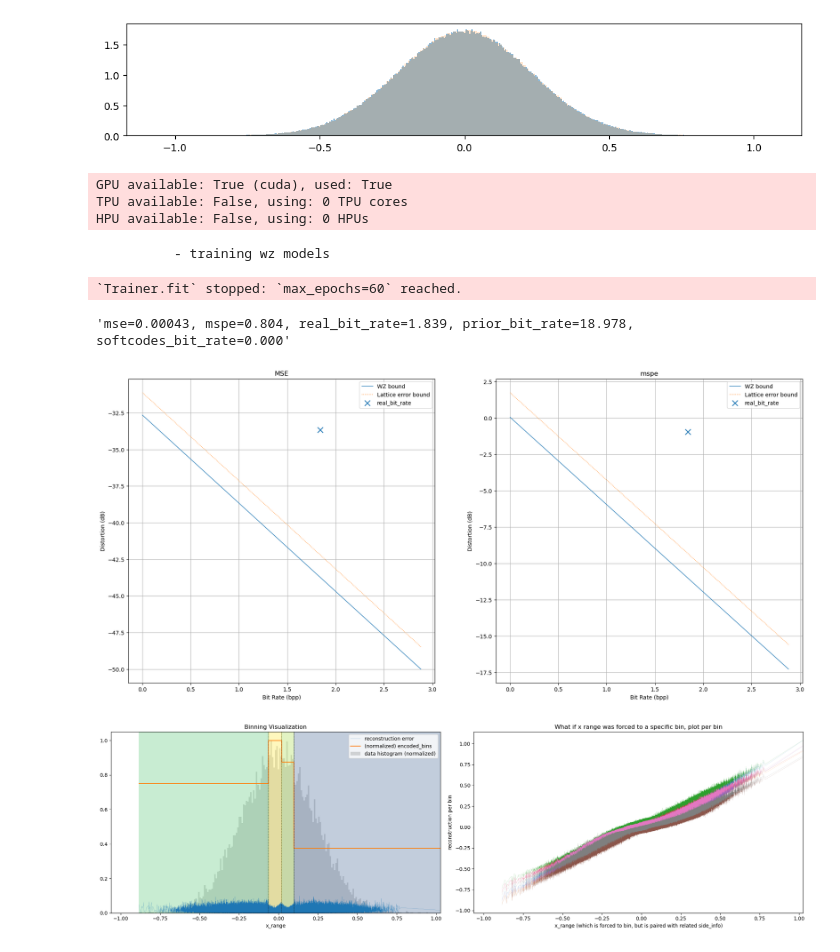
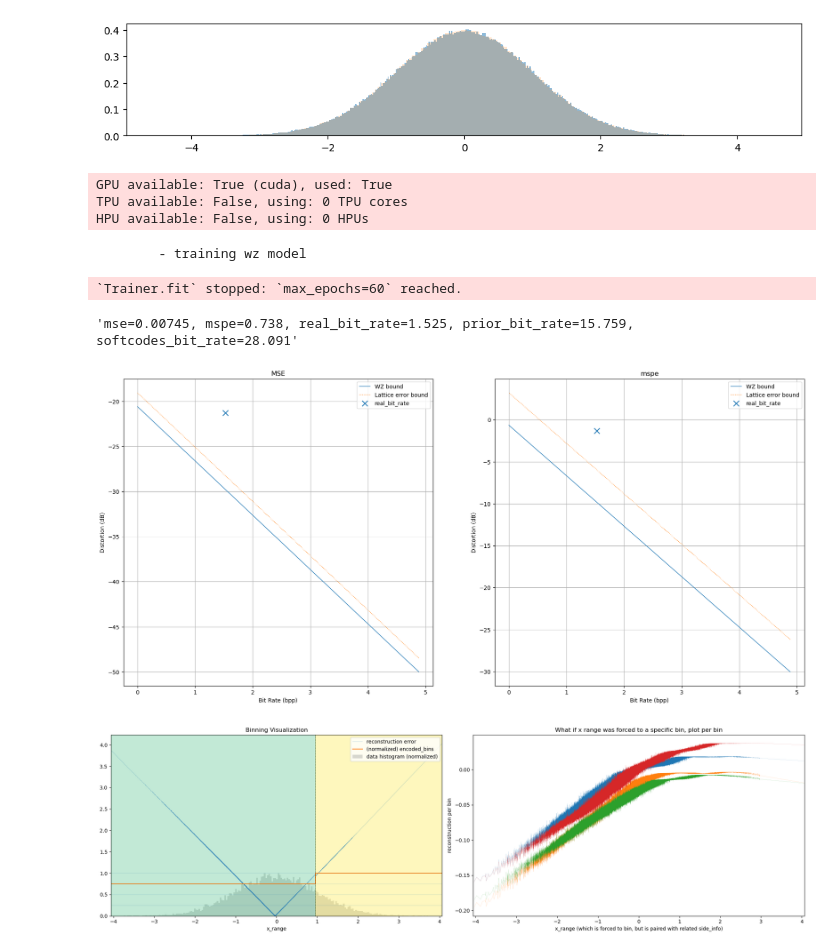
Before and after one commit to HosseinOutward/VUB-ACS-25_Thesis, a Jupyter notebook: experiments/make_basic_rnn_model/make_basic_rnn_model.ipynb, the cells around one changed output. Cells and saved outputs as stored; diff of their text form; code cells hidden in the pictures.

```diff
--- a/experiments/make_basic_rnn_model/make_basic_rnn_model.ipynb
+++ b/experiments/make_basic_rnn_model/make_basic_rnn_model.ipynb
@@ -35,7 +35,7 @@ y = temp + np.random.normal(0, np.sqrt(0.01), 1_000_000, ).astype(np.float32)
 side_info_data = [temp]
 # %%
 importlib.reload(utilities)
-y, side_info_data = utilities.prep_data(y, side_info_data, normalize=True)
+y, side_info_data = utilities.prep_data(y, side_info_data, normalize=False)
 side_info_variance, noise_variance = utilities.get_data_var(y, side_info_data)
 # %%
 plt.figure(figsize=(12, 2))
@@ -46,13 +46,14 @@ if len(side_info_data):
 # plt.xlim(-2,2)
 plt.show()
 # %% [output]
-[figure, old version]
+[figure, new version]
 # %%
 importlib.reload(components.broadcast_components.WZ_models.wz_quant_ANN)
 importlib.reload(components.broadcast_components.WZ_models.wz_quant_RNN)
 importlib.reload(components.other_utilities.brent_wz_models)
 from components.broadcast_components.WZ_models.wz_quant_ANN import WZQuantizer
 from components.broadcast_components.WZ_models.wz_quant_RNN import PL_EncoderDecoder_RNN
+from components.broadcast_components.WZ_models.wz_quant_RNN import PL_EncoderDecoder_ANN
 
 # seed set
 import random
@@ -60,8 +61,7 @@ random.seed(10)
 torch.manual_seed(10)
 np.random.seed(10)
 
-wz_model = PL_EncoderDecoder_RNN(inp_dim=1, side_info_size=1, num_planes=3, bins_per_plane=2,
-                                 tau=1.5, reconst_ld=600, lr=4e-3, ).to(torch.float32)
+wz_model = PL_EncoderDecoder_ANN(inp_dim=1, side_info_size=1, bin_count=4, tau=4, reconst_ld=1000, lr=2e-3, ).to(torch.float32)
 
 # wz_model.load_state_dict(torch.load(r'D:\User\App Files\Projects\VUB-ACS-25_Thesis\data\basicRNN_3plane_4bins_state.pt', map_location='cpu'))
 # wz_model.load_state_dict(torch.load('chkpnt.pt', map_location='cpu'))
@@ -78,13 +78,13 @@ wz_quantizer.train_model(y, side_info_data, epoch=60, batch_size=10_000)
 GPU available: True (cuda), used: True
 TPU available: False, using: 0 TPU cores
 HPU available: False, using: 0 HPUs
-          - training wz models
+        - training wz model
 `Trainer.fit` stopped: `max_epochs=60` reached.
 # %%
 mse, mspe, real_bit_rate, prior_bit_rate, softcodes_bit_rate = utilities.get_metrics(y, side_info_data, wz_quantizer)
 f'{mse=:0.5f}, {mspe=:0.3f}, {real_bit_rate=:0.3f}, {prior_bit_rate=:0.3f}, {softcodes_bit_rate=:0.3f}'
 # %% [output]
-'mse=0.00043, mspe=0.804, real_bit_rate=1.839, prior_bit_rate=18.978, softcodes_bit_rate=0.000'
+'mse=0.00745, mspe=0.738, real_bit_rate=1.525, prior_bit_rate=15.759, softcodes_bit_rate=28.091'
 # %%
 fig, axes = plt.subplots(1,2, figsize=(22, 10))
 for i, ax in enumerate(axes):
@@ -104,7 +104,7 @@ axes[0].set_title('MSE')
 axes[1].set_title('mspe')
 plt.show()
 # %% [output]
-[figure, old version]
+[figure, new version]
 # %%
 # model_check_path = '../data/basicRNN_3plane_4bins_state.pt'
 # model = wz_quantizer.wz_pl_model
@@ -116,9 +116,10 @@ plt.show()
 # plt.plot(y_pred[y_argsort], label='predicted', linewidth=1)
 # plt.plot(y[y_argsort], label='true', linewidth=1)
 # %%
+importlib.reload(components.broadcast_components.WZ_models.wz_quant_ANN)
 from components.broadcast_components.WZ_models.wz_quant_ANN import plot_bins
 
 temp = np.random.choice(np.arange(len(y)), 100_000, replace=False)
 plot_bins(wz_quantizer, y[temp], [a[temp] for a in side_info_data], step_count=10_000)
 # %% [output]
-[figure, old version]
+[figure, new version]
```
Also changed, not shown: 2 other files.
